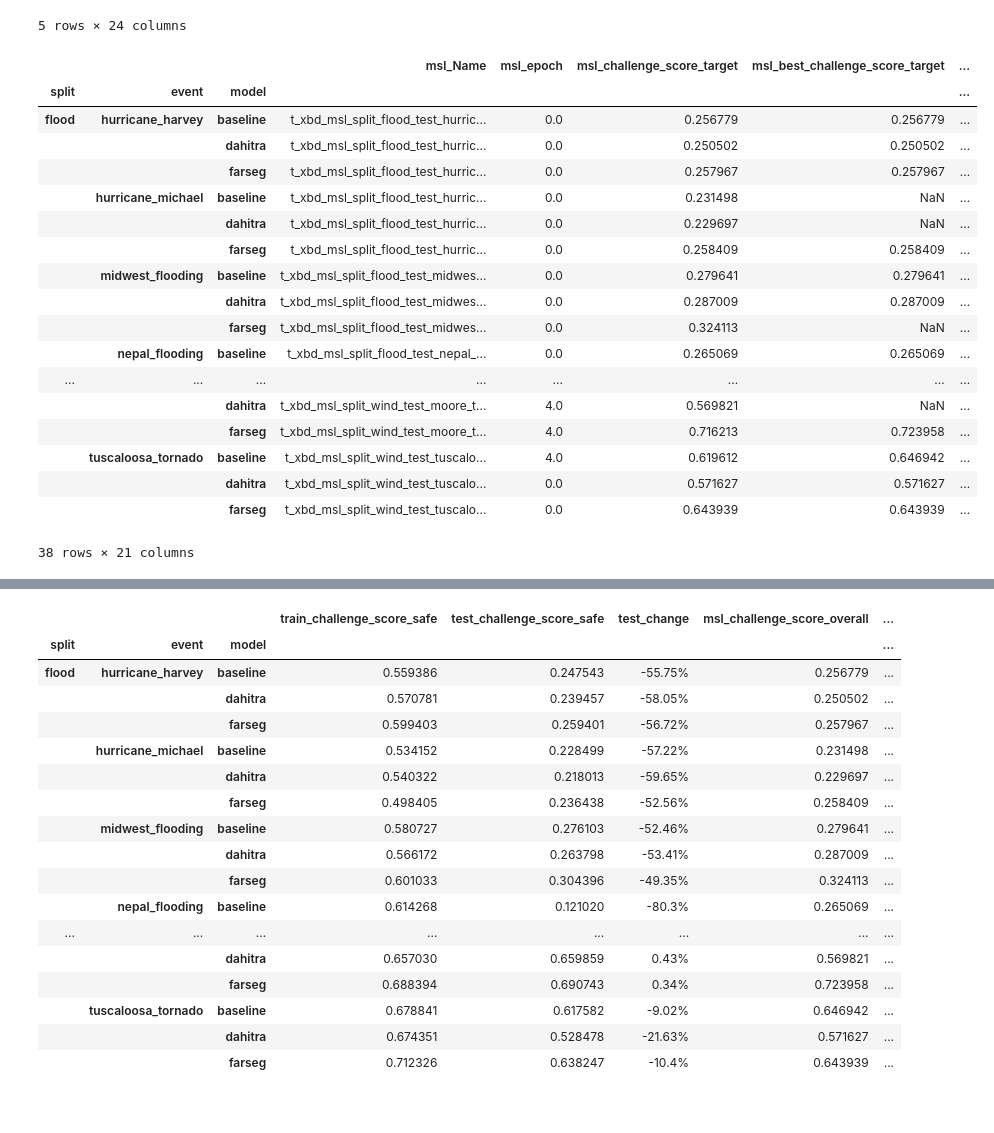
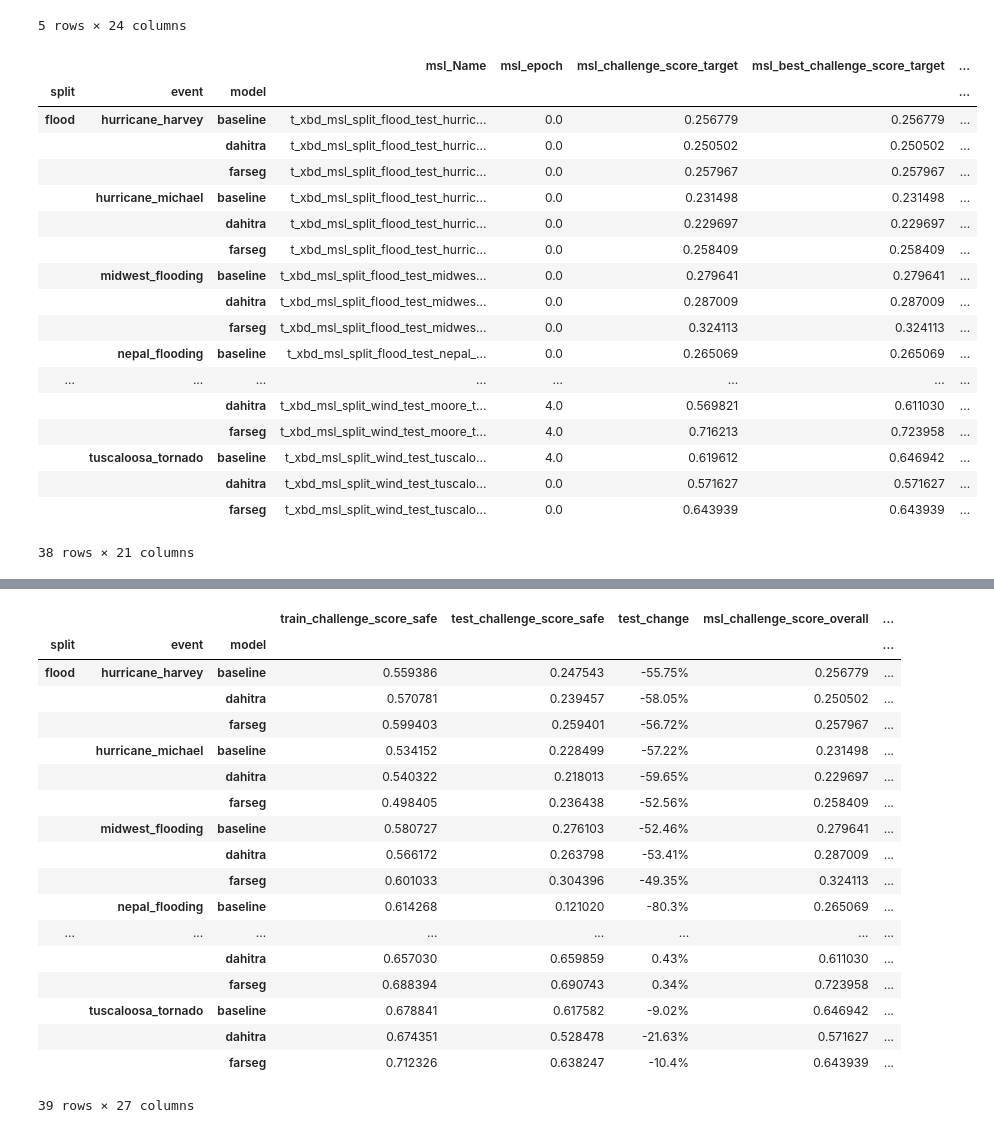
Before and after one commit to SNURTEL/building-damage-assessment, a Jupyter notebook: notebooks/results_split.ipynb, the cells around one changed output, grey strips where cells are left out. Cells and saved outputs as stored; diff of their text form; code cells hidden in the pictures.

```diff
--- a/notebooks/results.ipynb
+++ b/notebooks/results_split.ipynb
@@ -48,26 +48,57 @@ def attach_index(df, name_pattern):
 # %%
 split_msl_pattern = r"t_xbd_msl_split_((?:wind|flood|wildfire))_test_(.*)_((?:dahitra|farseg|baseline))"
 
 # remove duplicated runs (in case of splits re-ran with 5 epochs), assuming the latest run is the proper one
 # TODO tuscaloosa_tornado has missing re-runs!
+# TODO we need to manually overwrite those NaNs in `best_challenge_score_target` for correct results
 split_msl_df = attach_index(results_split_msl, split_msl_pattern).drop(["State", "Created", "Runtime"], axis=1).sort_index()
-split_msl_df = split_msl_df[~split_msl_df.index.duplicated(keep='first')].add_prefix("msl_")
+split_msl_df = split_msl_df[~split_msl_df.index.duplicated(keep='first')]
+
+# print(split_msl_df)
+
+# overwrite NaNs
+fixes_0_epoch = [
+    ("flood", "hurricane_michael", "baseline"),
+    ("flood", "hurricane_michael", "dahitra"),
+    ("flood", "midwest_flooding", "farseg"),
+    ("flood", "nepal_flooding", "farseg"),
+    ("wildfire", "santa_rosa_wildfire", "baseline"),
+    ("wildfire", "santa_rosa_wildfire", "farseg"),
+    ("wind", "hurricane_matthew", "baseline"),
+]
+
+for split, event, model in fixes_0_epoch:
+    split_msl_df.at[(split, event, model), "best_challenge_score_target"] = split_msl_df.loc[split, event, model]["challenge_score_target"]
+    split_msl_df.at[(split, event, model), "best_challenge_score_target_epoch"] = float(split_msl_df.loc[split, event, model]["epoch"])
+
+
+fixes_multi_epoch = [
+    ("wind", "moore_tornado", "baseline", 0.69051, 1),
+    ("wind", "moore_tornado", "dahitra", 0.61103, 0),
+]
+
+for split, event, model, best_score, best_score_epoch in fixes_multi_epoch:
+    split_msl_df.at[(split, event, model), "best_challenge_score_target"] = best_score
+    split_msl_df.at[(split, event, model), "best_challenge_score_target_epoch"] = best_score_epoch
+
+
+split_msl_df = split_msl_df.add_prefix("msl_")
 split_msl_df
 # %% [output]
 |  |  |  | msl_Name | msl_epoch | msl_challenge_score_target | msl_best_challenge_score_target | ... |
 | split | event | model |  |  |  |  | ... |
 | flood | hurricane_harvey | baseline | t_xbd_msl_split_flood_test_hurric... | 0.0 | 0.256779 | 0.256779 | ... |
 |  |  | dahitra | t_xbd_msl_split_flood_test_hurric... | 0.0 | 0.250502 | 0.250502 | ... |
 |  |  | farseg | t_xbd_msl_split_flood_test_hurric... | 0.0 | 0.257967 | 0.257967 | ... |
-|  | hurricane_michael | baseline | t_xbd_msl_split_flood_test_hurric... | 0.0 | 0.231498 | NaN | ... |
-|  |  | dahitra | t_xbd_msl_split_flood_test_hurric... | 0.0 | 0.229697 | NaN | ... |
+|  | hurricane_michael | baseline | t_xbd_msl_split_flood_test_hurric... | 0.0 | 0.231498 | 0.231498 | ... |
+|  |  | dahitra | t_xbd_msl_split_flood_test_hurric... | 0.0 | 0.229697 | 0.229697 | ... |
 |  |  | farseg | t_xbd_msl_split_flood_test_hurric... | 0.0 | 0.258409 | 0.258409 | ... |
 |  | midwest_flooding | baseline | t_xbd_msl_split_flood_test_midwes... | 0.0 | 0.279641 | 0.279641 | ... |
 |  |  | dahitra | t_xbd_msl_split_flood_test_midwes... | 0.0 | 0.287009 | 0.287009 | ... |
-|  |  | farseg | t_xbd_msl_split_flood_test_midwes... | 0.0 | 0.324113 | NaN | ... |
+|  |  | farseg | t_xbd_msl_split_flood_test_midwes... | 0.0 | 0.324113 | 0.324113 | ... |
 |  | nepal_flooding | baseline | t_xbd_msl_split_flood_test_nepal_... | 0.0 | 0.265069 | 0.265069 | ... |
 | ... | ... | ... | ... | ... | ... | ... | ... |
-|  |  | dahitra | t_xbd_msl_split_wind_test_moore_t... | 4.0 | 0.569821 | NaN | ... |
+|  |  | dahitra | t_xbd_msl_split_wind_test_moore_t... | 4.0 | 0.569821 | 0.611030 | ... |
 |  |  | farseg | t_xbd_msl_split_wind_test_moore_t... | 4.0 | 0.716213 | 0.723958 | ... |
 |  | tuscaloosa_tornado | baseline | t_xbd_msl_split_wind_test_tuscalo... | 4.0 | 0.619612 | 0.646942 | ... |
 |  |  | dahitra | t_xbd_msl_split_wind_test_tuscalo... | 0.0 | 0.571627 | 0.571627 | ... |
@@ -103,12 +134,23 @@ cat
 |  | woolsey_fire | dahitra | NaN | NaN | NaN | NaN | NaN | ... |
 39 rows × 65 columns
 # %%
-df = cat[["train_challenge_score_safe", "test_challenge_score_safe"]].sort_index()
+df = cat[["train_challenge_score_safe", "test_challenge_score_safe"]].sort_index(level=(0, 1, 2))
 df.insert(2, "test_change", ((cat["test_challenge_score_safe"] - cat["train_challenge_score_safe"]) * 100 / cat["train_challenge_score_safe"]).round(2).astype(str) + "%")
 df["msl_challenge_score_overall"] = cat["msl_best_challenge_score_target"].combine_first(cat["msl_challenge_score_target"])
 df.insert(4, "msl_change", ((df["msl_challenge_score_overall"] - cat["test_challenge_score_safe"]) * 100 / cat["test_challenge_score_safe"]).round(2).astype(str) + "%")
-df["nan_in_best"] = cat["msl_best_challenge_score_target"].isna()
 df["msl_epoch"] = cat["msl_epoch"]
+df = pd.concat([df, cat[
+    ["train_f1_loc_safe", "train_f1_class_safe"]
+    + [f"train_f1_{i}_safe" for i in range(5)]
+    + ["test_f1_loc_safe", "test_f1_class_safe"]
+    + [f"test_f1_{i}_safe" for i in range(5)]
+    + ["msl_f1_loc_target", "msl_f1_target_class"]
+    + [f"msl_f1_target_{i}" for i in range(5)]
+    ]], axis=1)
+
+def compute_challenge_score(row, n_classes: int = 5):
+    return round(0.3 * row["test_f1_loc_safe"] + 0.7 * (n_classes / (sum([1 / (row[f"test_f1_{i}_safe"] + 1e-12) for i in range(n_classes)]) + 1e-12)), 5)
+
 df
 # %% [output]
 |  |  |  | train_challenge_score_safe | test_challenge_score_safe | test_change | msl_challenge_score_overall | ... |
@@ -124,8 +166,9 @@ df
 |  |  | farseg | 0.601033 | 0.304396 | -49.35% | 0.324113 | ... |
 |  | nepal_flooding | baseline | 0.614268 | 0.121020 | -80.3% | 0.265069 | ... |
 | ... | ... | ... | ... | ... | ... | ... | ... |
-|  |  | dahitra | 0.657030 | 0.659859 | 0.43% | 0.569821 | ... |
+|  |  | dahitra | 0.657030 | 0.659859 | 0.43% | 0.611030 | ... |
 |  |  | farseg | 0.688394 | 0.690743 | 0.34% | 0.723958 | ... |
 |  | tuscaloosa_tornado | baseline | 0.678841 | 0.617582 | -9.02% | 0.646942 | ... |
 |  |  | dahitra | 0.674351 | 0.528478 | -21.63% | 0.571627 | ... |
 |  |  | farseg | 0.712326 | 0.638247 | -10.4% | 0.643939 | ... |
+39 rows × 27 columns
```
Also changed, not shown: parts of 5 cells of this notebook, 2 other files.
